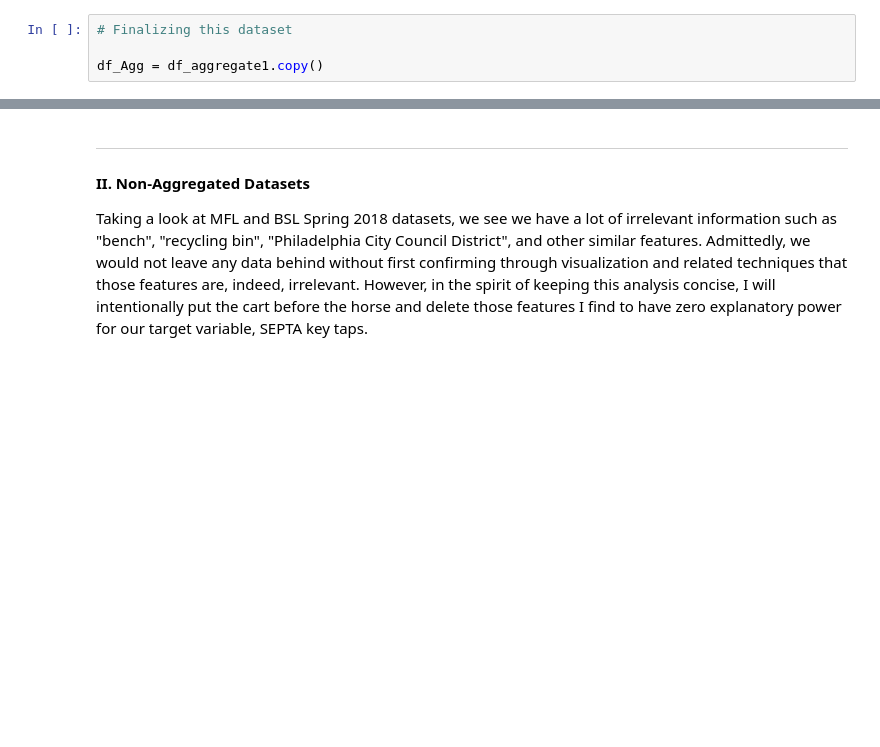
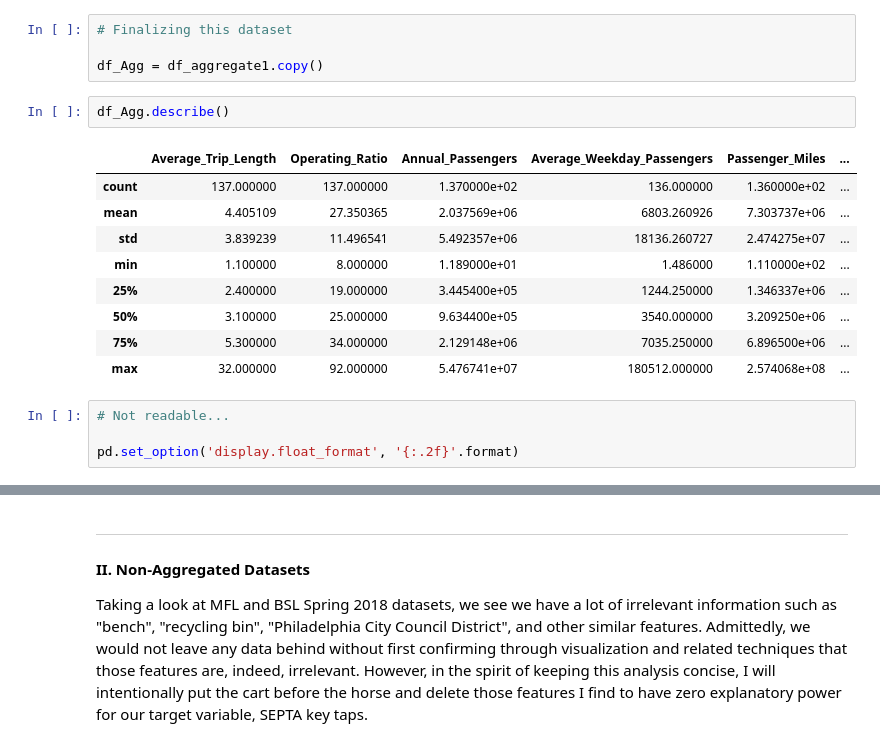
Before and after one commit to jafonte01/SEPTA-Competition-Project, a Jupyter notebook: iSepta Philly Project.ipynb, the cells around one changed output, grey strips where cells are left out. Drawn from its saved outputs; the diff is of its cells as text; blank space fills up the shorter version.

```diff
--- a/iSepta Philly Project.ipynb
+++ b/iSepta Philly Project.ipynb
@@ -335,3 +323,19 @@ df_aggregate1.reset_index(drop=True)
 # Finalizing this dataset
 
 df_Agg = df_aggregate1.copy()
+# %%
+df_Agg.describe()
+# %% [output]
+|  | Average_Trip_Length | Operating_Ratio | Annual_Passengers | Average_Weekday_Passengers | Passenger_Miles | ... |
+| count | 137.000000 | 137.000000 | 1.370000e+02 | 136.000000 | 1.360000e+02 | ... |
+| mean | 4.405109 | 27.350365 | 2.037569e+06 | 6803.260926 | 7.303737e+06 | ... |
+| std | 3.839239 | 11.496541 | 5.492357e+06 | 18136.260727 | 2.474275e+07 | ... |
+| min | 1.100000 | 8.000000 | 1.189000e+01 | 1.486000 | 1.110000e+02 | ... |
+| 25% | 2.400000 | 19.000000 | 3.445400e+05 | 1244.250000 | 1.346337e+06 | ... |
+| 50% | 3.100000 | 25.000000 | 9.634400e+05 | 3540.000000 | 3.209250e+06 | ... |
+| 75% | 5.300000 | 34.000000 | 2.129148e+06 | 7035.250000 | 6.896500e+06 | ... |
+| max | 32.000000 | 92.000000 | 5.476741e+07 | 180512.000000 | 2.574068e+08 | ... |
+# %%
+# Not readable...
+
+pd.set_option('display.float_format', '{:.2f}'.format)
```
Also changed, not shown: parts of 7 cells of this notebook.
